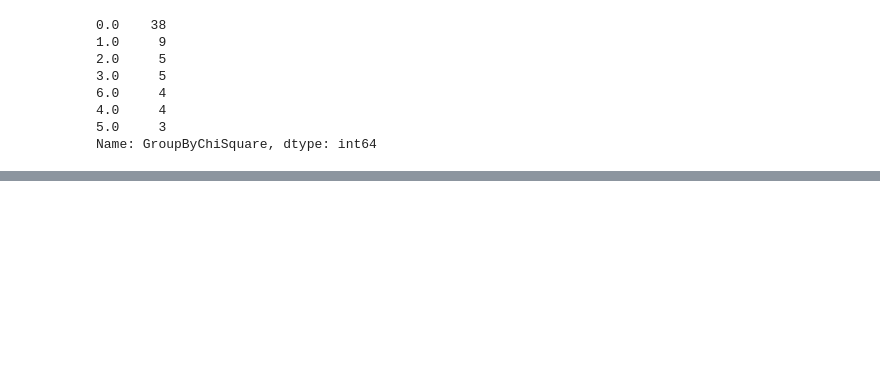
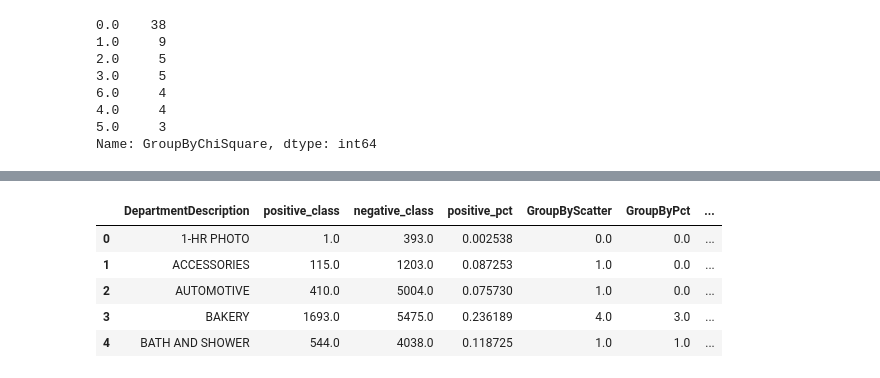
Before and after one commit to learning-yz/dataprocessing, a Jupyter notebook: categoricalColumnProcess.ipynb, the cells around one changed output, grey strips where cells are left out. Drawn from its saved outputs; the diff is of its cells as text; code cells hidden in the pictures; blank space fills up the shorter version.

```diff
--- a/categoricalColumnProcess.ipynb
+++ b/categoricalColumnProcess.ipynb
@@ -380,0 +702,17 @@ Name: GroupByChiSquare, dtype: int64
+# %%
+iv_merge = IVCategoryVarMerge(dat4, 'DepartmentDescription', 'Label', bins=7, sample=None)
+
+iv_merge_groups = dict()
+for i in range(iv_merge.shape[0]):
+    v = iv_merge.interval.values[i].split('|')
+    iv_merge_groups[i] = v
+    mm.loc[mm['DepartmentDescription'].isin(v), 'GroupByIVMerge'] = i
+# %%
+mm.head()
+# %% [output]
+|  | DepartmentDescription | positive_class | negative_class | positive_pct | GroupByScatter | GroupByPct | ... |
+| 0 | 1-HR PHOTO | 1.0 | 393.0 | 0.002538 | 0.0 | 0.0 | ... |
+| 1 | ACCESSORIES | 115.0 | 1203.0 | 0.087253 | 1.0 | 0.0 | ... |
+| 2 | AUTOMOTIVE | 410.0 | 5004.0 | 0.075730 | 1.0 | 0.0 | ... |
+| 3 | BAKERY | 1693.0 | 5475.0 | 0.236189 | 4.0 | 3.0 | ... |
+| 4 | BATH AND SHOWER | 544.0 | 4038.0 | 0.118725 | 1.0 | 1.0 | ... |
```
Also changed, not shown: parts of 24 cells of this notebook, 1 other file.
